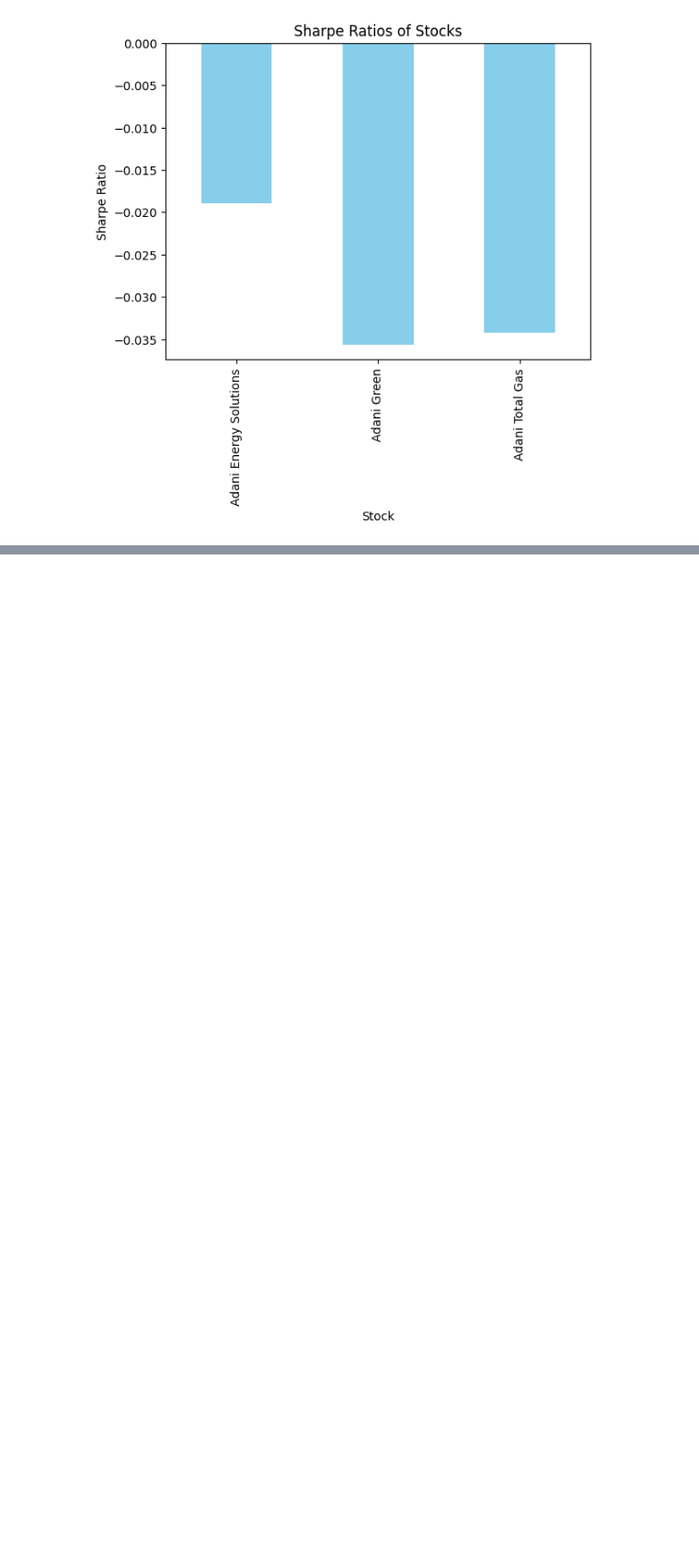
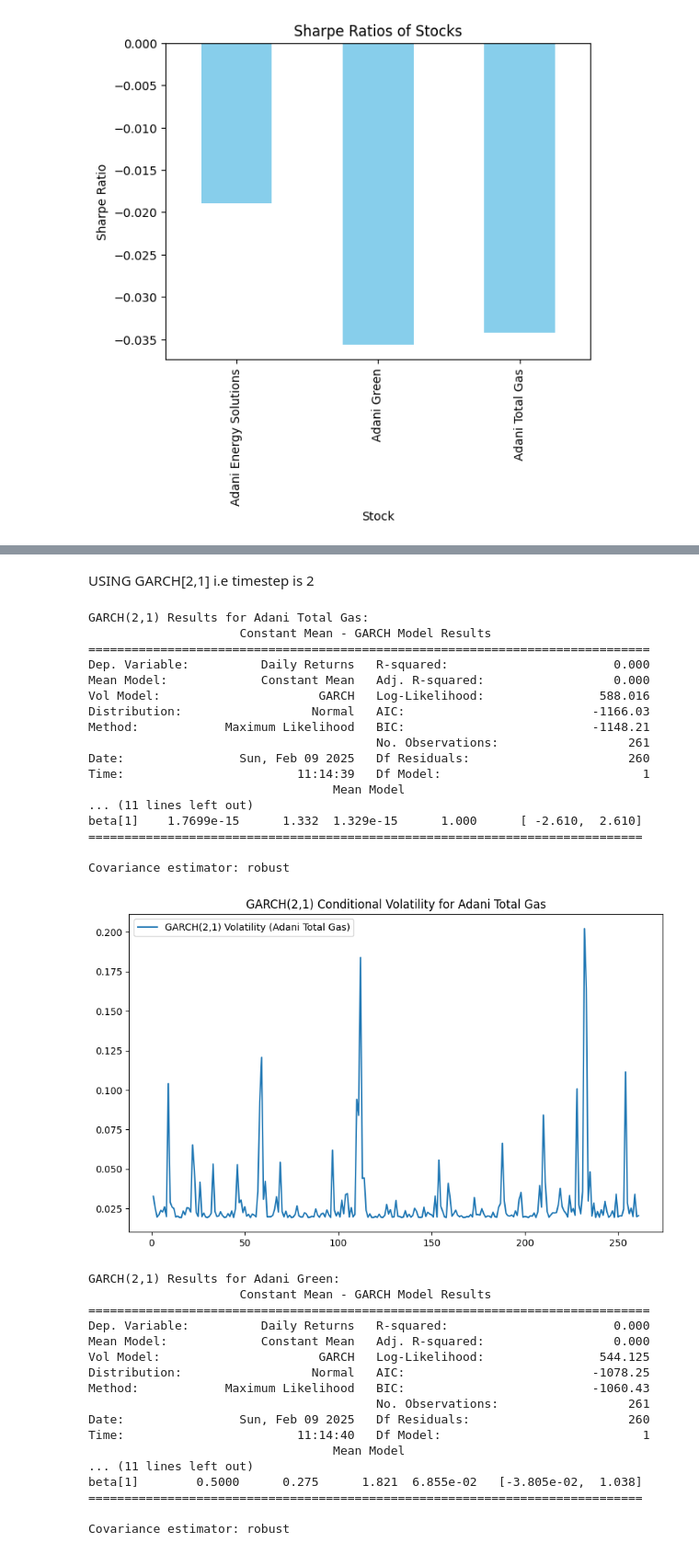
Before and after one commit to BakiXGoku/Adani-Group-Stock-Analysis-ANOVA, a Jupyter notebook: Data/analysis.ipynb, the cells around one changed output, grey strips where cells are left out. Shown at 92% size. Drawn from its saved outputs; the diff is of its cells as text; code cells hidden in the pictures; blank space fills up the shorter version.

```diff
--- a/Data/analysis.ipynb
+++ b/Data/analysis.ipynb
@@ -200,0 +259,57 @@ Name: Daily Returns, dtype: float64
+# %% [markdown]
+USING GARCH[2,1] i.e timestep is 2
+# %%
+# Perform GARCH(2,1) analysis for each stock
+for stock in combined_data['Stock'].unique():
+    stock_data = combined_data[combined_data['Stock'] == stock]['Daily Returns']
+
+    # Fit a GARCH(2,1) model
+    garch_2_1_model = arch_model(stock_data, vol='Garch', p=2, q=1, rescale=False)
+    garch_2_1_fit = garch_2_1_model.fit(disp='off')
+
+    # Print GARCH(2,1) summary
+    print(f"\nGARCH(2,1) Results for {stock}:")
+    print(garch_2_1_fit.summary())
+
+    # Plot conditional volatility
+    plt.figure(figsize=(10, 6))
+    plt.plot(garch_2_1_fit.conditional_volatility, label=f'GARCH(2,1) Volatility ({stock})')
+    plt.title(f'GARCH(2,1) Conditional Volatility for {stock}')
+    plt.legend()
+    plt.show()
+# %% [output]
+GARCH(2,1) Results for Adani Total Gas:
+                     Constant Mean - GARCH Model Results
+==============================================================================
+Dep. Variable:          Daily Returns   R-squared:                       0.000
+Mean Model:             Constant Mean   Adj. R-squared:                  0.000
+Vol Model:                      GARCH   Log-Likelihood:                588.016
+Distribution:                  Normal   AIC:                          -1166.03
+Method:            Maximum Likelihood   BIC:                          -1148.21
+                                        No. Observations:                  261
+Date:                Sun, Feb 09 2025   Df Residuals:                      260
+Time:                        11:14:39   Df Model:                            1
+                                  Mean Model
+... (11 lines left out)
+beta[1]    1.7699e-15      1.332  1.329e-15      1.000      [ -2.610,  2.610]
+=============================================================================
+
+Covariance estimator: robust
+[figure, added]
+GARCH(2,1) Results for Adani Green:
+                     Constant Mean - GARCH Model Results
+==============================================================================
+Dep. Variable:          Daily Returns   R-squared:                       0.000
+Mean Model:             Constant Mean   Adj. R-squared:                  0.000
+Vol Model:                      GARCH   Log-Likelihood:                544.125
+Distribution:                  Normal   AIC:                          -1078.25
+Method:            Maximum Likelihood   BIC:                          -1060.43
+                                        No. Observations:                  261
+Date:                Sun, Feb 09 2025   Df Residuals:                      260
+Time:                        11:14:40   Df Model:                            1
+                                  Mean Model
+... (11 lines left out)
+beta[1]        0.5000      0.275      1.821  6.855e-02   [-3.805e-02,  1.038]
+=============================================================================
+
+Covariance estimator: robust
```
Also changed, not shown: parts of 14 cells of this notebook.
